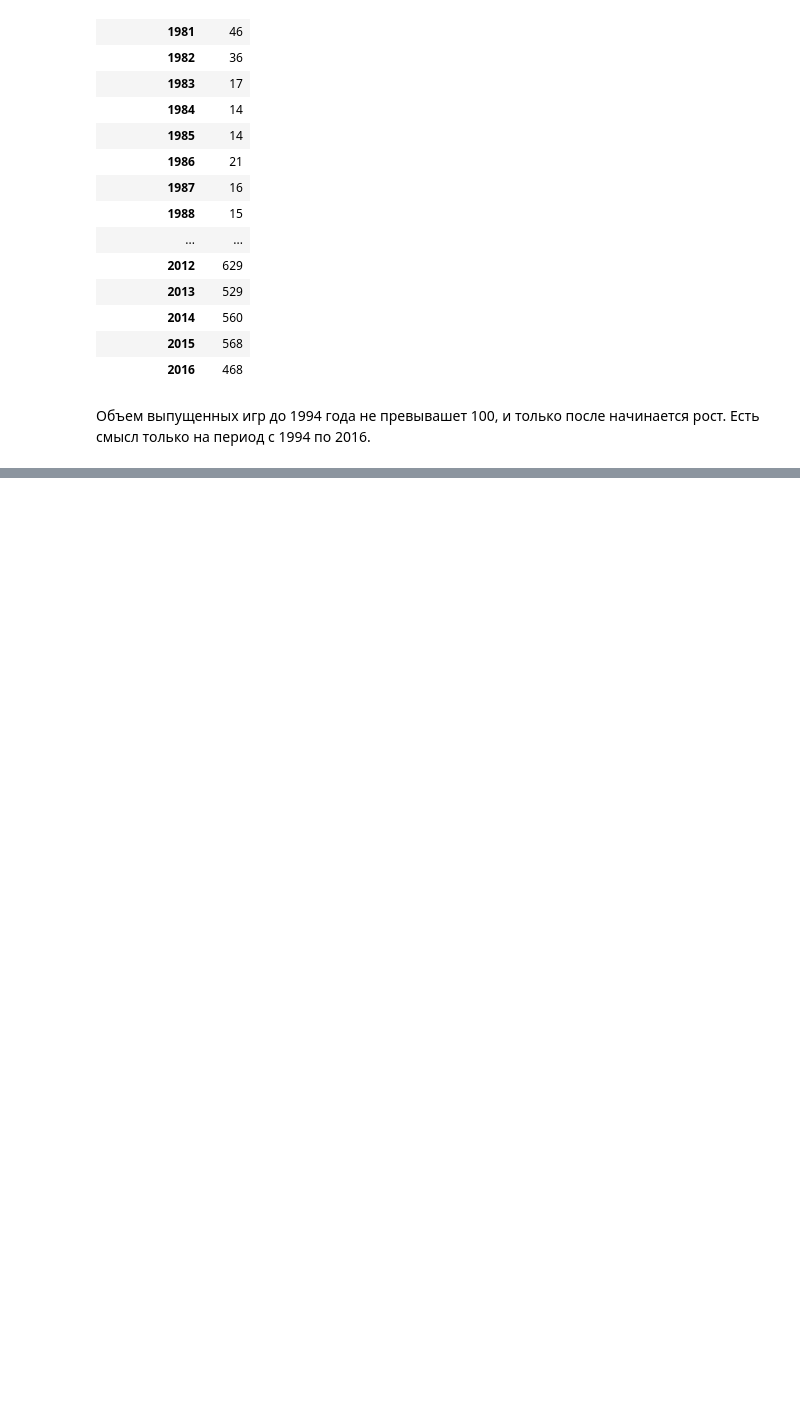
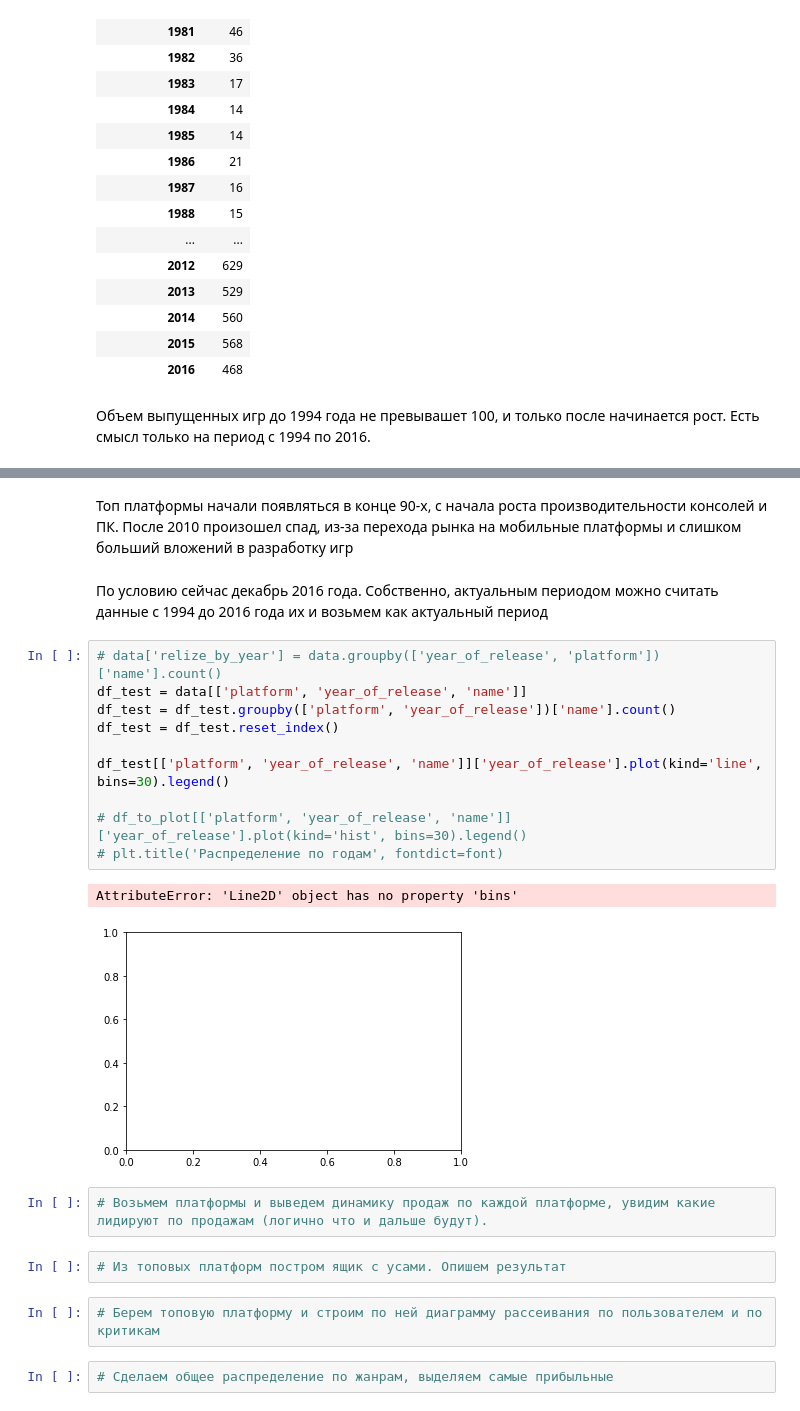
Before and after one commit to drunkexorzist/ya_anal, a Jupyter notebook: task_1.ipynb, the cells around one changed output, grey strips where cells are left out. Drawn from its saved outputs; the diff is of its cells as text; blank space fills up the shorter version.

```diff
--- a/task_1.ipynb
+++ b/task_1.ipynb
@@ -145,0 +157,25 @@ array([[  9],
+# %% [markdown]
+Топ платформы начали появляться в конце 90-х, с начала роста производительности консолей и ПК. После 2010 произошел спад, из-за перехода рынка на мобильные платформы и слишком больший вложений в разработку игр
+# %% [markdown]
+По условию сейчас декабрь 2016 года. Собственно, актуальным периодом можно считать данные с 1994 до 2016 года их и возьмем как актуальный период
+# %%
+# data['relize_by_year'] = data.groupby(['year_of_release', 'platform'])['name'].count()
+df_test = data[['platform', 'year_of_release', 'name']]
+df_test = df_test.groupby(['platform', 'year_of_release'])['name'].count()
+df_test = df_test.reset_index()
+
+df_test[['platform', 'year_of_release', 'name']]['year_of_release'].plot(kind='line', bins=30).legend()
+
+# df_to_plot[['platform', 'year_of_release', 'name']]['year_of_release'].plot(kind='hist', bins=30).legend()
+# plt.title('Распределение по годам', fontdict=font)
+# %% [output]
+AttributeError: 'Line2D' object has no property 'bins'
+[figure, added]
+# %%
+# Возьмем платформы и выведем динамику продаж по каждой платформе, увидим какие лидируют по продажам (логично что и дальше будут).
+# %%
+# Из топовых платформ постром ящик с усами. Опишем результат
+# %%
+# Берем топовую платформу и строим по ней диаграмму рассеивания по пользователем и по критикам
+# %%
+# Сделаем общее распределение по жанрам, выделяем самые прибыльные
```
Also changed, not shown: parts of 21 cells of this notebook.
